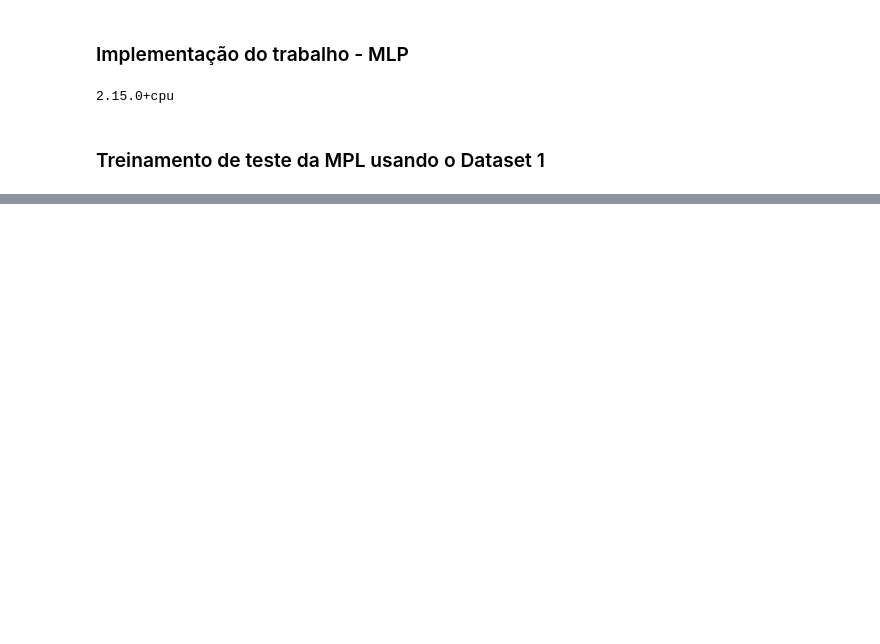
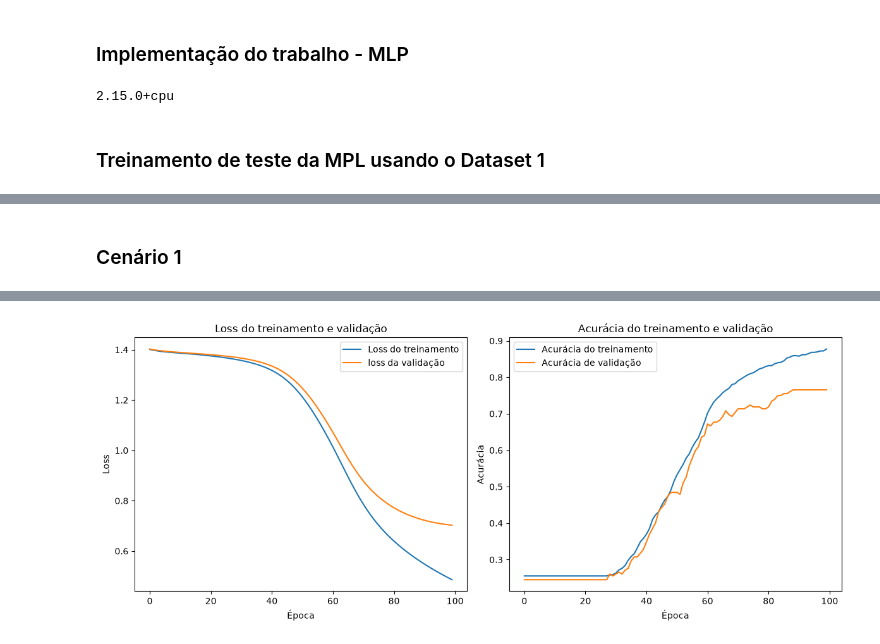
Before and after one commit to BrunoozL/Aprendizagem-De-Maquina, a Jupyter notebook: semana13/MLP.ipynb, the cells around one changed output, grey strips where cells are left out. Drawn from its saved outputs; the diff is of its cells as text; code cells hidden in the pictures; blank space fills up the shorter version.

```diff
--- a/semana13/MLP.ipynb
+++ b/semana13/MLP.ipynb
@@ -322,0 +462,35 @@ AssertionError: Torch not compiled with CUDA enabled
+# %%
+### Dataset de treino
+data = np.genfromtxt('train_dataset.csv', delimiter=',', skip_header=1)
+X_train = data[:, :-1] # Features
+y_train = data[:, -1] # Labels
+
+### Dataset de validation
+data = np.genfromtxt('validation_dataset.csv', delimiter=',', skip_header=1)
+X_val = data[:, :-1] # Features
+y_val = data[:, -1] # Labels
+
+### Dataset de teste
+data = np.genfromtxt('test_dataset.csv', delimiter=',', skip_header=1)
+X_test = data[:, :-1] # Features
+y_test = data[:, -1] # Labels
+# %% [markdown]
+### Cenário 1
+# %%
+# Cenário 1
+model = MLPClassifier(optimizer='SGD',
+                      learning_rate=0.01,
+                      hidden_layers=[50, 64, 4],
+                      activation='relu',
+                      regularization=None)
+
+# Treinar o modelo
+model.fit(X_train, y_train, X_val, y_val)
+
+# Avaliar no conjunto de teste
+test_acc = model.evaluate(X_test, y_test)
+print(f"Acurácia do teste {test_acc*100:.2f}%")
+
+# Plotar histórico de treinamento
+model.plot_training_history()
+# %% [output]
@@ -322,0 +512 @@ AssertionError: Torch not compiled with CUDA enabled
+[figure, added]
```
Also changed, not shown: parts of 9 cells of this notebook, 9 other files.
